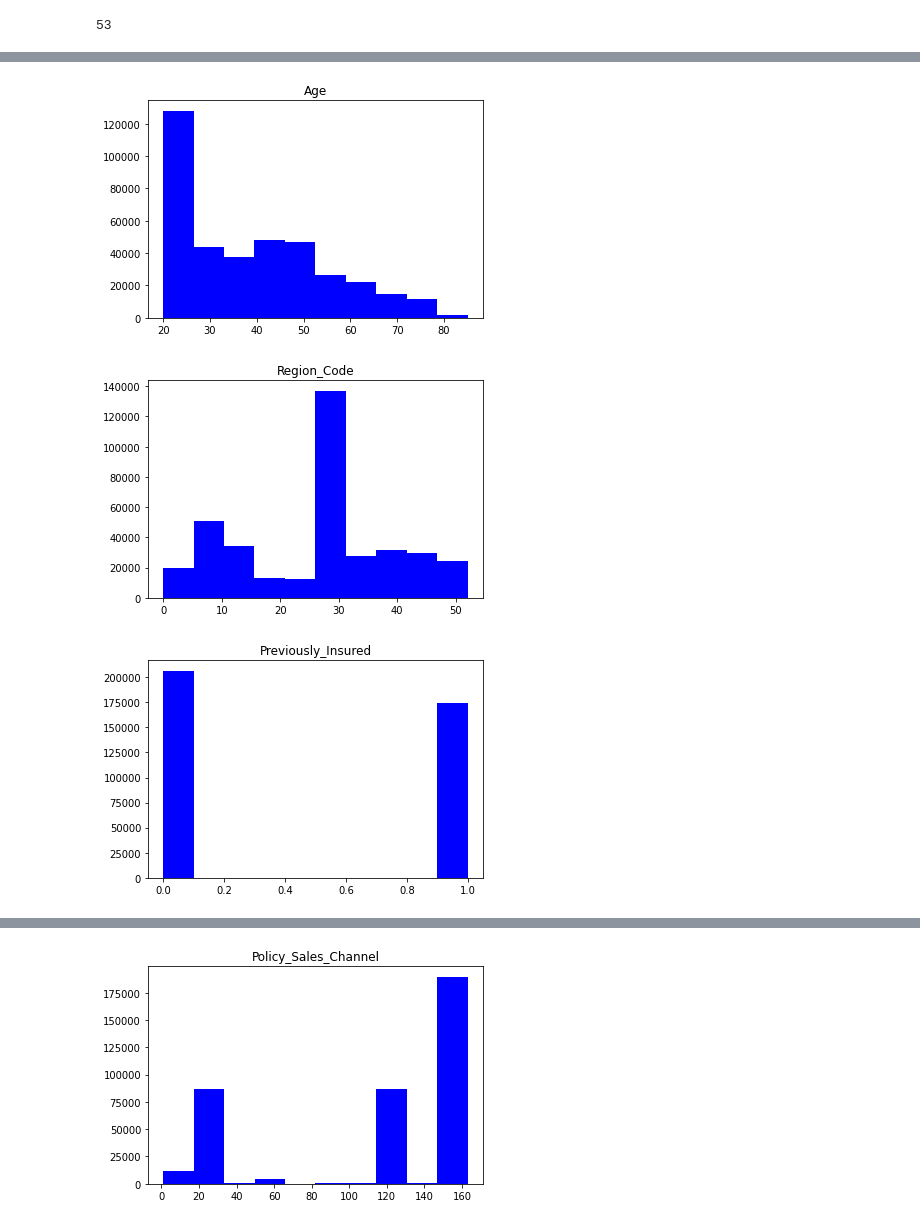
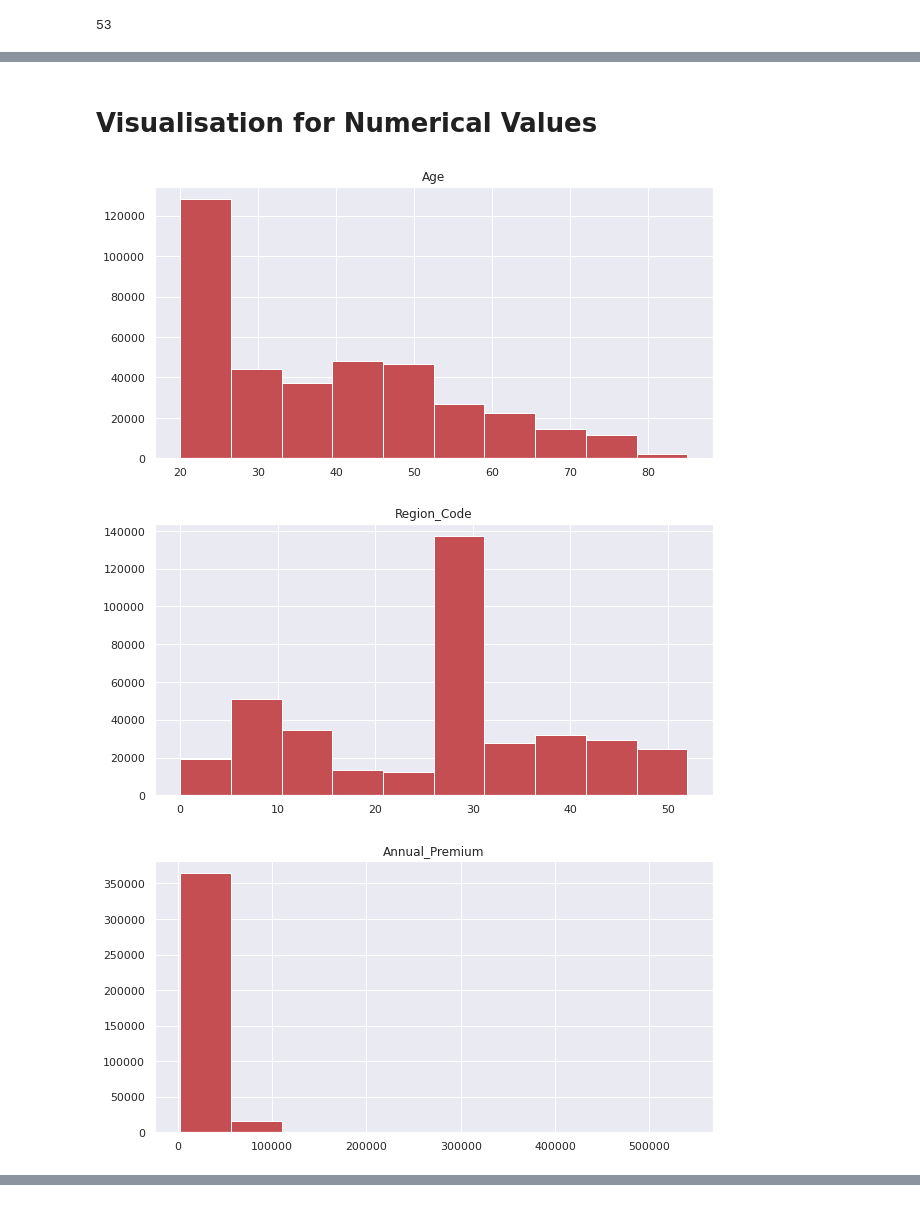
Before and after one commit to sky309/HEALTH-INSURANCE-CROSS-SELL-PREDICTION, a Jupyter notebook: {HEALTH_INSURANCE_CROSS_SELL_PREDICTION_Sarvesh_Kumar_Yadav}.ipynb, the cells around one changed output, grey strips where cells are left out. Saved outputs shown, nothing was run; the diff lists cells and outputs as text; code cells hidden in the pictures.

```diff
--- a/{HEALTH_INSURANCE_CROSS_SELL_PREDICTION_Sarvesh_Kumar_Yadav}.ipynb
+++ b/{HEALTH_INSURANCE_CROSS_SELL_PREDICTION_Sarvesh_Kumar_Yadav}.ipynb
@@ -184,5 +207,5 @@ df.drop('id', axis= 1, inplace= True)
 # %%
-df_categorical= df[['Gender', 'Driving_License', 'Vehicle_Age', 'Vehicle_Damage']]
+df_categorical= df[['Gender', 'Driving_License', 'Vehicle_Age', 'Vehicle_Damage', 'Policy_Sales_Channel','Previously_Insured']]
 df_numerical= df[['Age', 'Region_Code',
-       'Previously_Insured', 'Annual_Premium',
-       'Policy_Sales_Channel', 'Vintage']]
+        'Annual_Premium',
+        'Vintage']]
@@ -193,0 +214,4 @@ sns.heatmap(df.corr(), annot =True, cmap='autumn')
+# %%
+#Checking for response data distribution
+sns.set_theme(style="darkgrid")
+sns.countplot(df['Response'],data= df)
@@ -194,9 +296,12 @@ sns.heatmap(df.corr(), annot =True, cmap='autumn')
+# %% [markdown]
+# Visualisation for Numerical Values
 # %%
 for i in df_numerical.columns:
-    plt.hist(df_numerical[i], color='b')
+    plt.figure(figsize= (10,5))
+    plt.hist(df_numerical[i], color='r')
     plt.title(i)
     plt.show()
 # %% [output]
-[figure, old version]
+[figure, new version]
-[figure, old version]
+[figure, new version]
-[figure, old version]
+[figure, new version]
@@ -204 +308,0 @@ for i in df_numerical.columns:
-[figure, removed]
```
Also changed, not shown: parts of 89 cells of this notebook.
